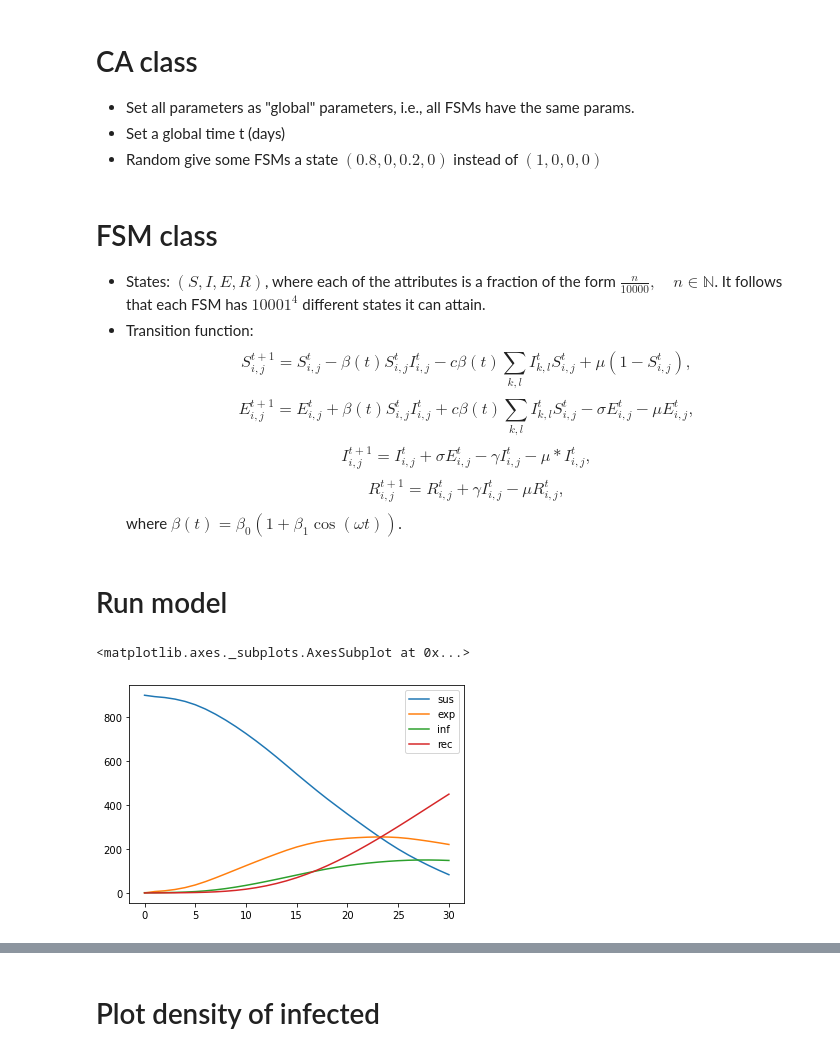
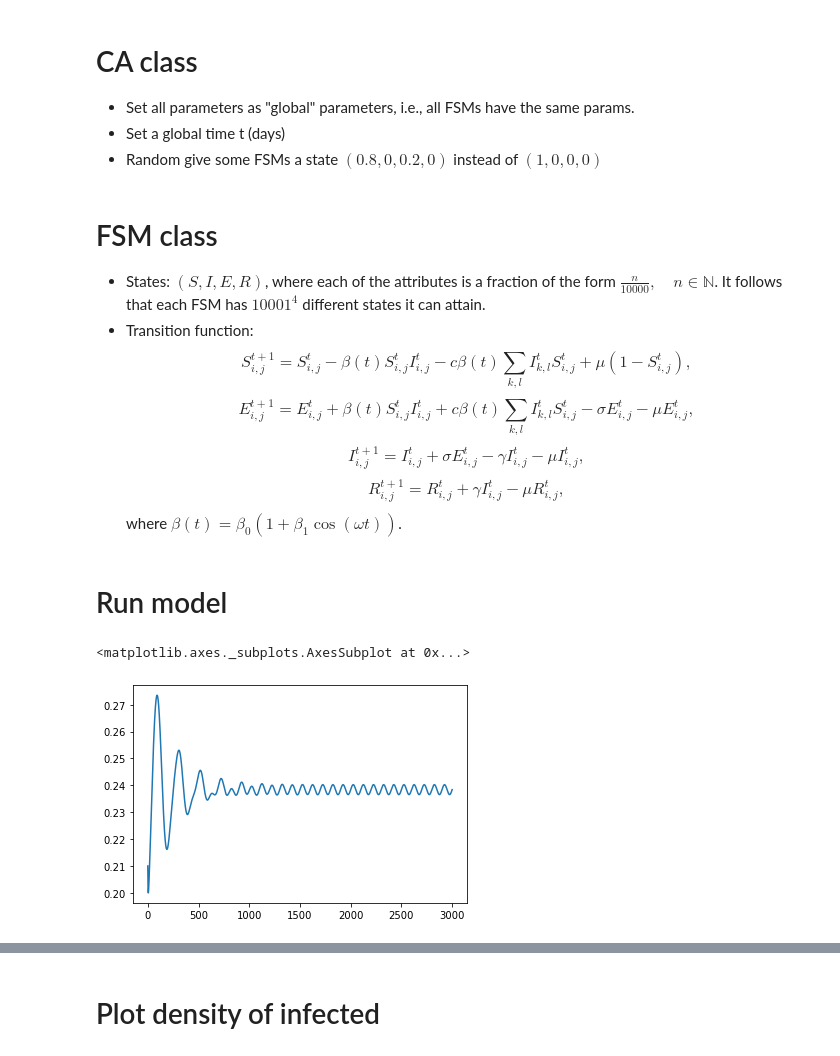
Before and after one commit to zzammuel/CSS, a Jupyter notebook: SEIR.ipynb, the cells around one changed output, grey strips where cells are left out. Saved outputs shown, nothing was run; the diff lists cells and outputs as text; code cells hidden in the pictures.

```diff
--- a/SEIR.ipynb
+++ b/SEIR.ipynb
@@ -56,7 +63,7 @@ class CellularAutomaton(Model):
         gam = 1/14,  # Rate of recovery
         c = 1/2,     # Connection factor between FSM
         b0 = 0.25,   # Rate of infection
-        b1 = 0.2     # Amplitude of seasonality of infection
+        b1 = 0.2,    # Amplitude of seasonality of infection
     ):
         self.height = height
         self.width = width
@@ -69,6 +76,7 @@ class CellularAutomaton(Model):
         self.c = c
 
         self.t = 0
+        self.dt = dt
 
         self.schedule = SimultaneousActivation(self)
         self.grid = Grid(self.width, self.height, torus=True)
@@ -82,18 +90,24 @@ class CellularAutomaton(Model):
                 }
             )
 
-        np.random.seed(0)
+        np.random.seed(0) # Get the same initial states
+        count = 0
+
         for (contents, i, j) in self.grid.coord_iter():
             FSM = FSM_SEIR((i,j), self)
-            if np.random.random() < 0.005:
+            if np.random.random() < 0.00:
                 FSM.state = [0]*4
                 FSM.state[0] = 0.8
                 FSM.state[2] = 0.2
+
+                count += 1
             else:
-                FSM.state = [0]*4
-                FSM.state[0] = 1
+                FSM.state = [0.0423, 0.003, 0.0021, 0.9704]
             self.grid.place_agent(FSM, (i,j))
             self.schedule.add(FSM)
+
+        #print(f"\nR0 is approximately: {b0/(gam + mu)}.")
+        #print(f"There are {count} FSMs with infected.")
 
         self.running = True
         self.datacollector.collect(self)
@@ -113,7 +127,7 @@ class CellularAutomaton(Model):
 * Transition function:
 $$ S_{i,j}^{t+1} = S_{i,j}^t - \beta(t) S_{i,j}^tI_{i,j}^t - c\beta(t)\sum_{k,l} I_{k,l}^t S_{i,j}^t + \mu (1 - S_{i,j}^t), $$
 $$ E_{i,j}^{t+1} = E_{i,j}^t + \beta(t) S_{i,j}^tI_{i,j}^t + c\beta(t)\sum_{k,l} I_{k,l}^t S_{i,j}^t - \sigma E_{i,j}^t - \mu E_{i,j}^t,$$
-$$ I_{i,j}^{t+1} = I_{i,j}^t + \sigma E_{i,j}^t - \gamma  I_{i,j}^t - \mu * I_{i,j}^t, $$
+$$ I_{i,j}^{t+1} = I_{i,j}^t + \sigma E_{i,j}^t - \gamma  I_{i,j}^t - \mu I_{i,j}^t, $$
 $$ R_{i,j}^{t+1} = R_{i,j}^t + \gamma I_{i,j}^t - \mu R_{i,j}^t, $$
 where $\beta(t) = \beta_0 (1 + \beta_1\cos(\omega t))$.
 # %%
@@ -159,20 +176,20 @@ class FSM_SEIR(Agent):
 # Run model
 # %%
 model = CellularAutomaton(
-        height = 30,
-        width = 30,
-        mu = 0.001, # Birth rate
+        height = 10,
+        width = 10,
+        mu = 0.0005,  # Birth rate
         sig = 1/8,   # Rate of delay
         gam = 1/5,   # Rate of recovery
         c = 1/2,     # Connection factor between FSM
         b0 = 1,   # Rate of infection
-        b1 = 0.3     # Amplitude of seasonality of infection
-                         )
+        b1 = .005,     # Amplitude of seasonality of infection
+)
 
-model.run(30)
+model.run(3000)
 
 df = model.datacollector.get_model_vars_dataframe()
-df.plot()
+df['inf'].plot()
 # %% [output]
 <matplotlib.axes._subplots.AxesSubplot at 0x...>
-[figure, old version]
+[figure, new version]
```
Also changed, not shown: parts of 10 cells of this notebook.
